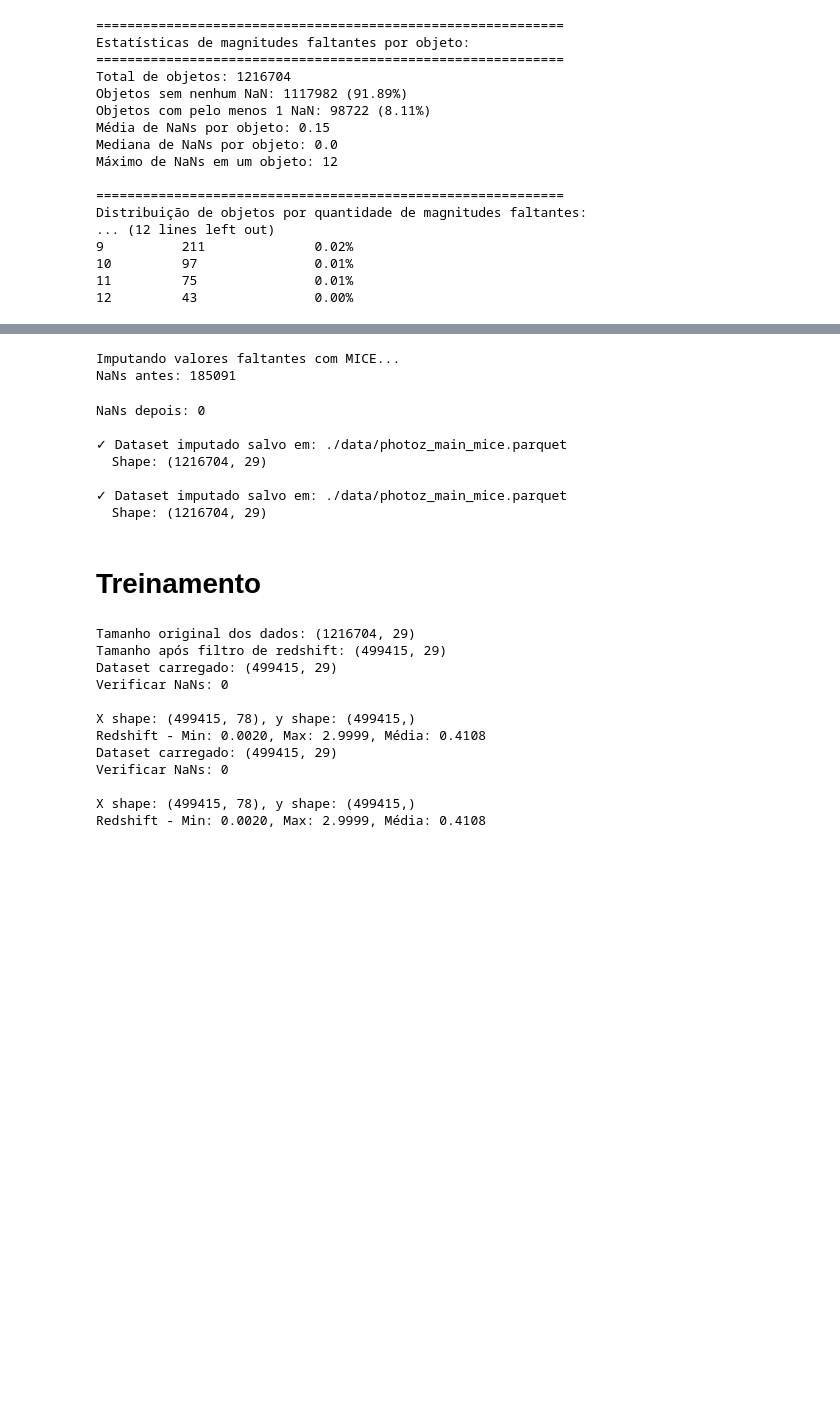
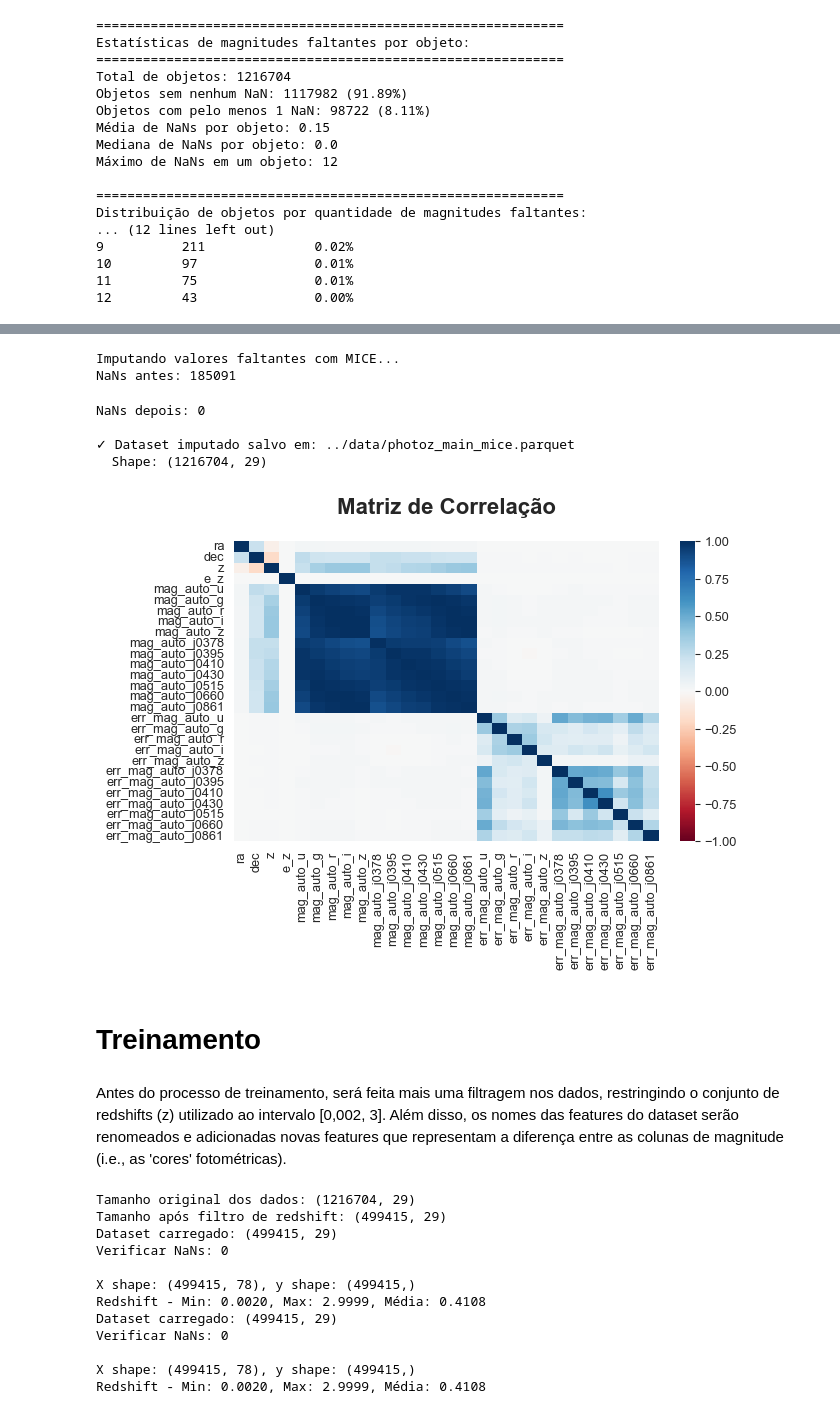
Before and after one commit to PierreAugusto/ML_project_ifusp, a Jupyter notebook: ML_project_python/photozs.ipynb, the cells around one changed output, grey strips where cells are left out. Drawn from its saved outputs; the diff is of its cells as text; code cells hidden in the pictures; blank space fills up the shorter version.

```diff
--- a/ML_project_python/photozs.ipynb
+++ b/ML_project_python/photozs.ipynb
@@ -333,7 +350,7 @@ df_imputed[mags_auto] = mice_imputer.fit_transform(df[mags_auto])
 print(f"NaNs depois: {df_imputed[mags_auto].isna().sum().sum()}")
 
 # Salvar dataset imputado
-output_path = "./data/photoz_main_mice.parquet"
+output_path = "../data/photoz_main_mice.parquet"
 df_imputed.to_parquet(output_path, engine='pyarrow', index=False)
 print(f"\n✓ Dataset imputado salvo em: {output_path}")
 print(f"  Shape: {df_imputed.shape}")
@@ -342,13 +359,21 @@ Imputando valores faltantes com MICE...
 NaNs antes: 185091
 NaNs depois: 0
 
-✓ Dataset imputado salvo em: ./data/photoz_main_mice.parquet
+✓ Dataset imputado salvo em: ../data/photoz_main_mice.parquet
   Shape: (1216704, 29)
-
-✓ Dataset imputado salvo em: ./data/photoz_main_mice.parquet
-  Shape: (1216704, 29)
+# %%
+df_cor = pd.read_parquet("../data/photoz_main_mice.parquet", engine='pyarrow')
+df_cor = df_cor.drop(columns=['id'])
+matriz_corr = df_cor.corr().round(2)
+sns.heatmap(matriz_corr, cmap = 'RdBu', vmin=-1, vmax=1)
+plt.title('Matriz de Correlação', fontsize=16, fontweight='bold', pad=20)
+plt.show();
+# %% [output]
+[figure, added]
 # %% [markdown]
 # Treinamento #
+# %% [markdown]
+Antes do processo de treinamento, será feita mais uma filtragem nos dados, restringindo o conjunto de redshifts (z) utilizado ao intervalo [0,002, 3]. Além disso, os nomes das features do dataset serão renomeados e adicionadas novas features que representam a diferença entre as colunas de magnitude (i.e., as 'cores' fotométricas).
 # %%
 # Carregar dataset e preparar X, y
 path_train_main_mice = "./data/photoz_main_mice.parquet"
```
Also changed, not shown: parts of 11 cells of this notebook.
